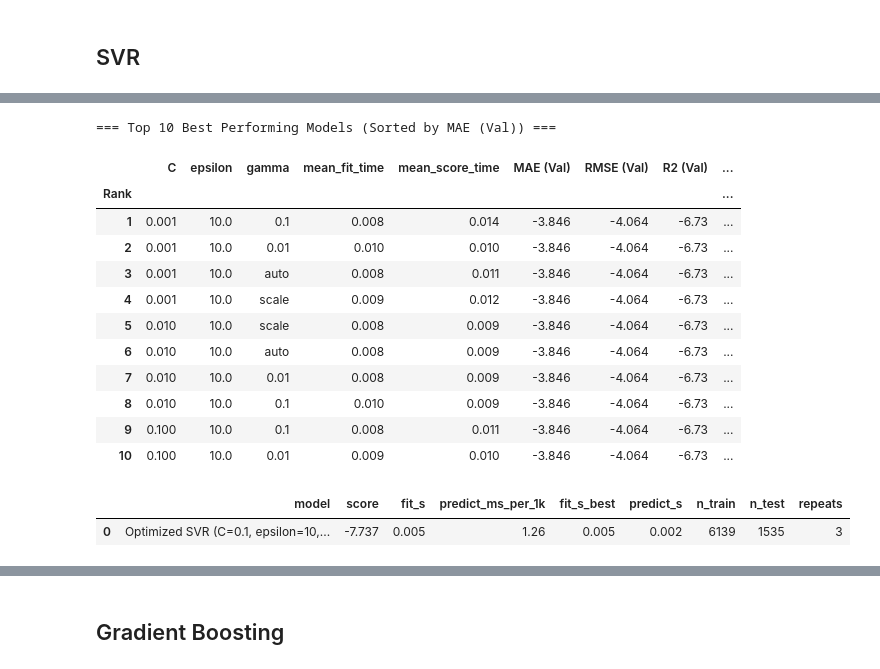
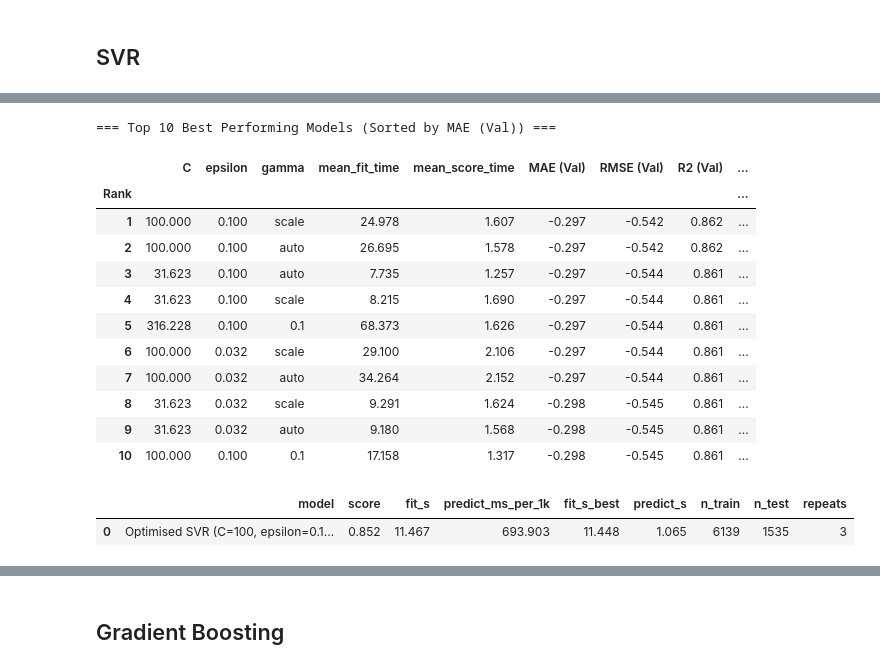
Before and after one commit to AMfromUofG/ENG4200-CW2-Group-Air_A, a Jupyter notebook: CW2_Air_A.ipynb, the cells around one changed output, grey strips where cells are left out. Drawn from its saved outputs; the diff is of its cells as text; code cells hidden in the pictures.

```diff
--- a/CW2_Air_A.ipynb
+++ b/CW2_Air_A.ipynb
@@ -433,11 +487,12 @@ pipe_svm_full = Pipeline([
     ('model', SVR())
 ])
 
-cs = np.logspace(-3, 3, 7)
+cs = np.logspace(-3, 3, 13)
+epsilons = np.logspace(-3, 0, 7)
 
 svm_param_grid_full = {
     'model__C': cs,
-    'model__epsilon': cs[0:5],
+    'model__epsilon': epsilons,
     'model__gamma': ['scale', 'auto', 0.01, 0.1]
 }
 
@@ -491,29 +529,29 @@ Optimized SVR (Full Features) Test MAE:       0.2844
 # %%
-ranker(svm_grid_search_full, sort_by_metric="mean_test_MAE", ascending=True)
+ranker(svm_grid_search_full, sort_by_metric="mean_test_MAE", ascending=False)
 # %% [output]
 === Top 10 Best Performing Models (Sorted by MAE (Val)) ===
 |  | C | epsilon | gamma | mean_fit_time | mean_score_time | MAE (Val) | RMSE (Val) | R2 (Val) | ... |
 | Rank |  |  |  |  |  |  |  |  | ... |
-| 1 | 0.001 | 10.0 | 0.1 | 0.008 | 0.014 | -3.846 | -4.064 | -6.73 | ... |
-| 2 | 0.001 | 10.0 | 0.01 | 0.010 | 0.010 | -3.846 | -4.064 | -6.73 | ... |
-| 3 | 0.001 | 10.0 | auto | 0.008 | 0.011 | -3.846 | -4.064 | -6.73 | ... |
-| 4 | 0.001 | 10.0 | scale | 0.009 | 0.012 | -3.846 | -4.064 | -6.73 | ... |
-| 5 | 0.010 | 10.0 | scale | 0.008 | 0.009 | -3.846 | -4.064 | -6.73 | ... |
-| 6 | 0.010 | 10.0 | auto | 0.008 | 0.009 | -3.846 | -4.064 | -6.73 | ... |
-| 7 | 0.010 | 10.0 | 0.01 | 0.008 | 0.009 | -3.846 | -4.064 | -6.73 | ... |
-| 8 | 0.010 | 10.0 | 0.1 | 0.010 | 0.009 | -3.846 | -4.064 | -6.73 | ... |
-| 9 | 0.100 | 10.0 | 0.1 | 0.008 | 0.011 | -3.846 | -4.064 | -6.73 | ... |
-| 10 | 0.100 | 10.0 | 0.01 | 0.009 | 0.010 | -3.846 | -4.064 | -6.73 | ... |
+| 1 | 100.000 | 0.100 | scale | 24.978 | 1.607 | -0.297 | -0.542 | 0.862 | ... |
+| 2 | 100.000 | 0.100 | auto | 26.695 | 1.578 | -0.297 | -0.542 | 0.862 | ... |
+| 3 | 31.623 | 0.100 | auto | 7.735 | 1.257 | -0.297 | -0.544 | 0.861 | ... |
+| 4 | 31.623 | 0.100 | scale | 8.215 | 1.690 | -0.297 | -0.544 | 0.861 | ... |
+| 5 | 316.228 | 0.100 | 0.1 | 68.373 | 1.626 | -0.297 | -0.544 | 0.861 | ... |
+| 6 | 100.000 | 0.032 | scale | 29.100 | 2.106 | -0.297 | -0.544 | 0.861 | ... |
+| 7 | 100.000 | 0.032 | auto | 34.264 | 2.152 | -0.297 | -0.544 | 0.861 | ... |
+| 8 | 31.623 | 0.032 | scale | 9.291 | 1.624 | -0.298 | -0.545 | 0.861 | ... |
+| 9 | 31.623 | 0.032 | auto | 9.180 | 1.568 | -0.298 | -0.545 | 0.861 | ... |
+| 10 | 100.000 | 0.100 | 0.1 | 17.158 | 1.317 | -0.298 | -0.545 | 0.861 | ... |
 # %%
-optimised_SVR = SVR(
-    C=0.1,
-    epsilon=10,
+optimised_svr = SVR(
+    C=31.623,  # This is approximately 10^(1.5)
+    epsilon=0.032,  # This is approximately 10^(-1.5)
     gamma='scale'
 )
 
 optimised_pipe_svr = Pipeline([
     ("prep", preprocess),
-    ("model", optimised_SVR)
+    ("model", optimised_svr)
 ])
 
 optimised_results_svr = ai4.benchmark(
@@ -522,13 +560,13 @@ optimised_results_svr = ai4.benchmark(
     y_train,
     X_test,
     y_test,
-    label="Optimized SVR (C=0.1, epsilon=10, gamma='scale')"
+    label="Optimised SVR (C=100, epsilon=0.1, gamma='scale')"
 )
 
 # Create and display the results table
 table = ai4.ResultsTable()
-table.add("Optimized SVR (C=0.1, epsilon=10, gamma='scale')", optimised_results_svr)
+table.add("Optimised SVR (C=100, epsilon=0.1, gamma='scale')", optimised_results_svr)
 display(table.df().round(3))
 # %% [output]
 |  | model | score | fit_s | predict_ms_per_1k | fit_s_best | predict_s | n_train | n_test | repeats |
-| 0 | Optimized SVR (C=0.1, epsilon=10,... | -7.737 | 0.005 | 1.26 | 0.005 | 0.002 | 6139 | 1535 | 3 |
+| 0 | Optimised SVR (C=100, epsilon=0.1... | 0.852 | 11.467 | 693.903 | 11.448 | 1.065 | 6139 | 1535 | 3 |
```
Also changed, not shown: parts of 9 cells of this notebook.
